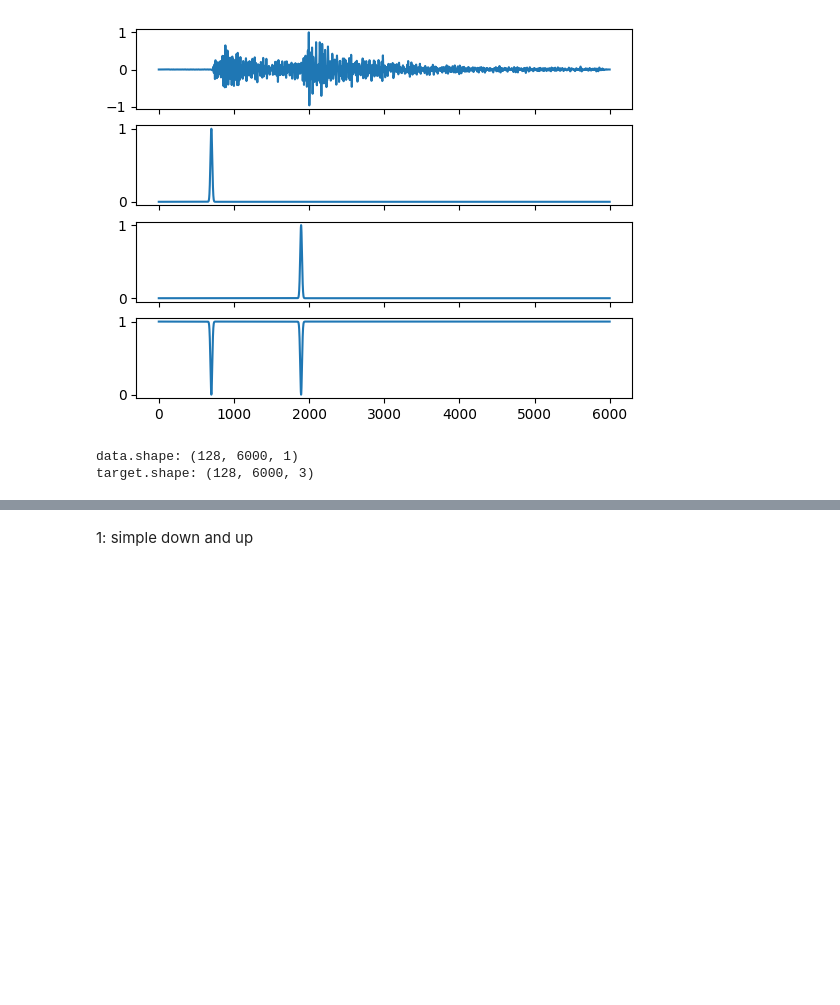
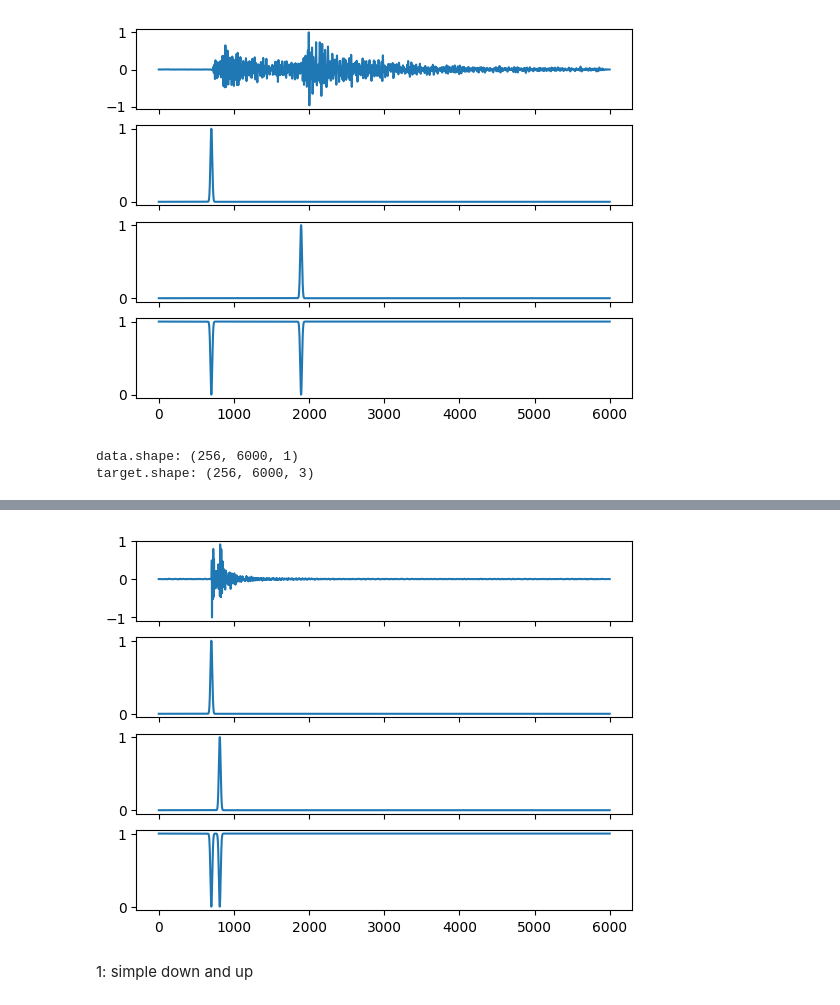
Before and after one commit to smaeland/norsar-ml-workshop, a Jupyter notebook: 3_phase_picker.ipynb, the cells around one changed output, grey strips where cells are left out. Cells and saved outputs as stored; diff of their text form; code cells hidden in the pictures; blank space fills up the shorter version.

```diff
--- a/3_phase_picker.ipynb
+++ b/3_phase_picker.ipynb
@@ -48,17 +46,17 @@ class Hdf5DataGenerator:
                     data /= (max_vals + 1e-8)
 
                 # Create the target class waveforms
-                for i in range(batchsize):
+                for i in range(len(data)):
 
                     p_true = np.zeros(shape=(waveform_length))
                     s_true = np.zeros(shape=(waveform_length))
                     n_true = np.ones(shape=(waveform_length))
 
-                    p_pos = p_start[i]
-                    s_pos = s_start[i]
+                    p_pos = p_start[istart + i]
+                    s_pos = s_start[istart + i]
 
                     # Ensure there is a valid pick
-                    if p_pos > 0 and s_pos > 0:
+                    if p_pos > half_pick_width and s_pos > half_pick_width:
 
                         # Insert pick
                         p_true[p_pos - half_pick_width : p_pos + half_pick_width] = pick
@@ -78,6 +76,7 @@ class Hdf5DataGenerator:
 
                 if istop > len(waveforms):
                     exhausted = True
+                    return
 # %%
 gen = Hdf5DataGenerator()
 
@@ -111,10 +110,12 @@ batch_data.shape: (1, 6000, 1)
 batch_targets.shape: (1, 6000, 3)
 [figure]
 # %%
+
+
 # make the tf dataset
 
 filename_train = 'events_phases_Zonly_TRAIN.h5'
-batch_size = 128
+batch_size = 256
 
 train_dataset = tf.data.Dataset.from_generator(
     Hdf5DataGenerator(),
@@ -127,12 +128,31 @@ train_dataset = tf.data.Dataset.from_generator(
 
 train_dataset = train_dataset.prefetch(tf.data.AUTOTUNE)
 # %%
+
+
 # test it
 
-for data, target in train_dataset.take(1):
+for i, batch in enumerate(train_dataset):
 
-    print('data.shape:', data.shape)
-    print('target.shape:', target.shape)
+    if i == 200:
+
+        index = 2
+
+        data = batch[0]
+        target = batch[1]
+
+        print('data.shape:', data.shape)
+        print('target.shape:', target.shape)
+
+        _, ax = plt.subplots(4, 1, sharex=True)
+        xvals = np.arange(data.shape[1])
+
+        ax[0].plot(xvals, data[index, :, 0])
+        ax[1].plot(xvals, target[index, :, 0])
+        ax[2].plot(xvals, target[index, :, 1])
+        ax[3].plot(xvals, target[index, :, 2])
+
+        break
 # %% [output]
-data.shape: (128, 6000, 1)
-target.shape: (128, 6000, 3)
+data.shape: (256, 6000, 1)
+target.shape: (256, 6000, 3)
@@ -140,3 +159,4 @@ target.shape: (128, 6000, 3)
+[figure, added]
 # %% [markdown]
 1: simple down and up
 # %% [markdown]
```
Also changed, not shown: parts of 9 cells of this notebook, 3 other files.
